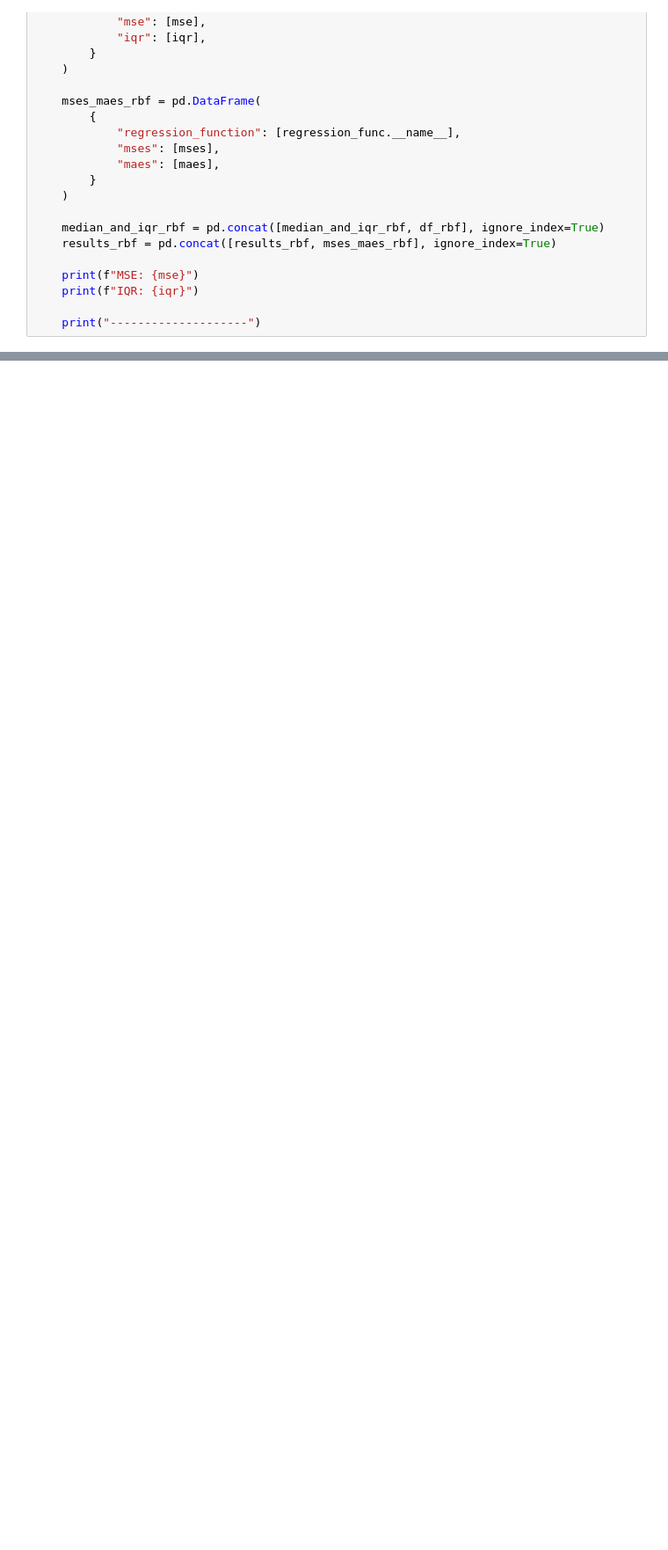
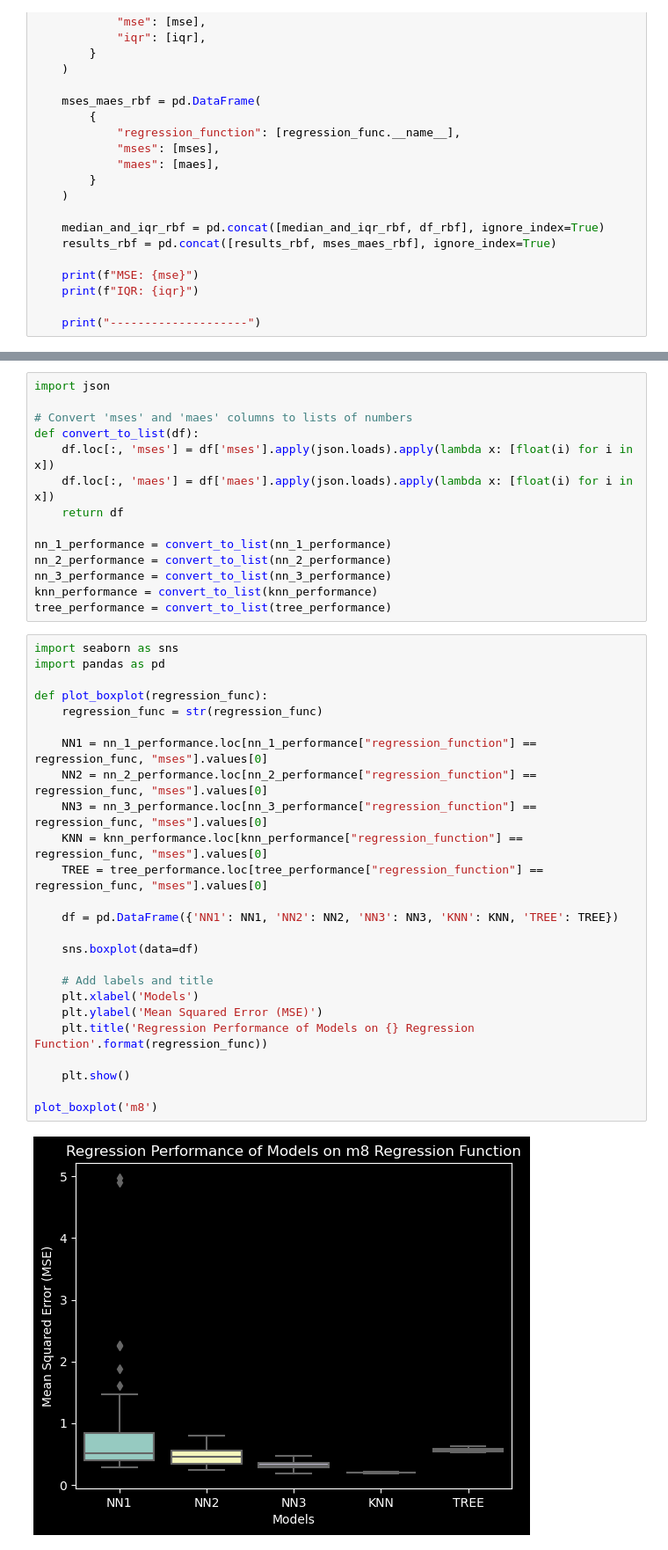
Before and after one commit to s-max21/overparametrized_dnn, a Jupyter notebook: notebooks/model_comparison.ipynb, the cells around one changed output, grey strips where cells are left out. Shown: that part at 88% size. Saved outputs shown, nothing was run; the diff lists cells and outputs as text; blank space fills up the shorter version.

Commit message:
added plot

```diff
--- a/notebooks/model_comparison.ipynb
+++ b/notebooks/model_comparison.ipynb
@@ -332,0 +348,41 @@ from src.utils import plot_boxplot
+# %%
+import json
+
+# Convert 'mses' and 'maes' columns to lists of numbers
+def convert_to_list(df):
+    df.loc[:, 'mses'] = df['mses'].apply(json.loads).apply(lambda x: [float(i) for i in x])
+    df.loc[:, 'maes'] = df['maes'].apply(json.loads).apply(lambda x: [float(i) for i in x])
+    return df
+
+nn_1_performance = convert_to_list(nn_1_performance)
+nn_2_performance = convert_to_list(nn_2_performance)
+nn_3_performance = convert_to_list(nn_3_performance)
+knn_performance = convert_to_list(knn_performance)
+tree_performance = convert_to_list(tree_performance)
+# %%
+import seaborn as sns
+import pandas as pd
+
+def plot_boxplot(regression_func):
+    regression_func = str(regression_func)
+
+    NN1 = nn_1_performance.loc[nn_1_performance["regression_function"] == regression_func, "mses"].values[0]
+    NN2 = nn_2_performance.loc[nn_2_performance["regression_function"] == regression_func, "mses"].values[0]
+    NN3 = nn_3_performance.loc[nn_3_performance["regression_function"] == regression_func, "mses"].values[0]
+    KNN = knn_performance.loc[knn_performance["regression_function"] == regression_func, "mses"].values[0]
+    TREE = tree_performance.loc[tree_performance["regression_function"] == regression_func, "mses"].values[0]
+
+    df = pd.DataFrame({'NN1': NN1, 'NN2': NN2, 'NN3': NN3, 'KNN': KNN, 'TREE': TREE})
+
+    sns.boxplot(data=df)
+
+    # Add labels and title
+    plt.xlabel('Models')
+    plt.ylabel('Mean Squared Error (MSE)')
+    plt.title('Regression Performance of Models on {} Regression Function'.format(regression_func))
+
+    plt.show()
+
+plot_boxplot('m8')
+# %% [output]
+[figure, added]
```
Also changed, not shown: parts of 3 cells of this notebook.
